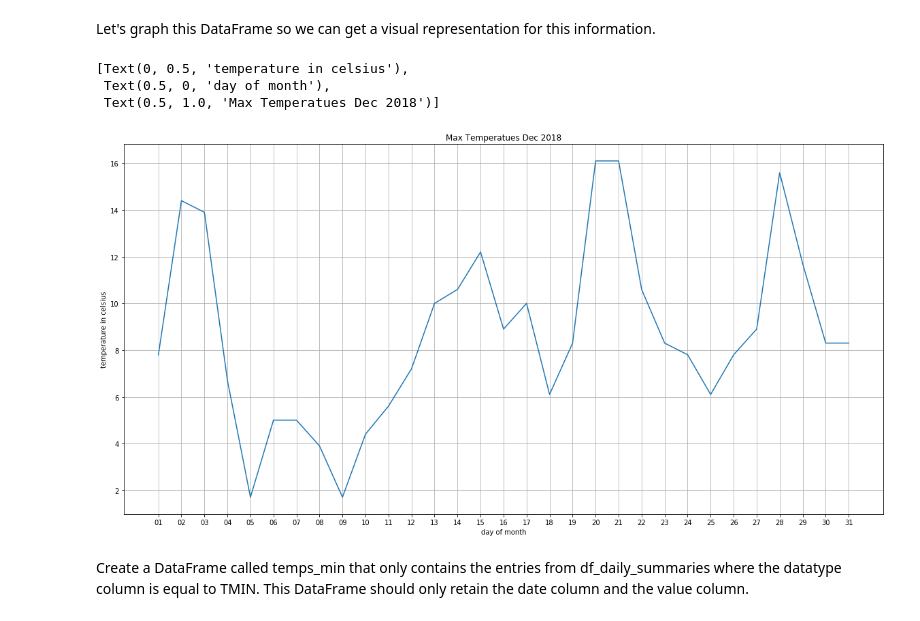
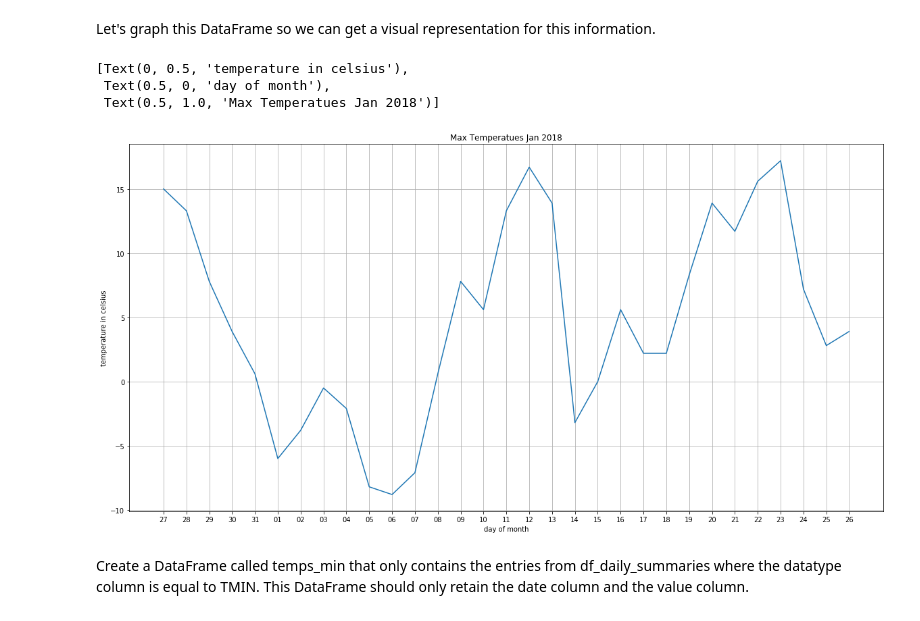
Before and after one commit to AmitSamra/DataEngineering.Labs.NOAADailySummaries, a Jupyter notebook: loading_and_graphing_daily_summaries.ipynb, the cells around one changed output. Cells and saved outputs as stored; diff of their text form; code cells hidden in the pictures.

```diff
--- a/loading_and_graphing_daily_summaries.ipynb
+++ b/loading_and_graphing_daily_summaries.ipynb
@@ -52,5 +50,8 @@ temps_max = pd.DataFrame()
+# %%
+temps_max = df_daily_summaries[(df_daily_summaries['datatype'] == 'TMAX')]
+temps_max = temps_max[['date','datatype','value']]
 # %%
-temps_max = df_daily_summaries[['date','datatype','value']]
+temps_max = temps_max[['date','datatype','value']]
 # %%
 temps_max
 # %% [output]
@@ -92,7 +75,6 @@ temps_max2
 # %%
-temps_max2.drop('datatype', axis = 1, inplace = True)
+temps_max.drop('datatype', axis = 1, inplace = True)
 # %%
-temps_max = temps_max2
 temps_max
 # %% [output]
 |  | date | value |
@@ -132,13 +126,13 @@ y = temps_max['value'] / 10
 # %%
 fig, ax = plt.subplots()
 fig.set_size_inches(20, 10)
 ax.plot(x, y)
 ax.grid()
-ax.set(xlabel='day of month', ylabel='temperature in celsius', title='Max Temperatues Dec 2018')
+ax.set(xlabel='day of month', ylabel='temperature in celsius', title='Max Temperatues Jan 2018')
 # %% [output]
 [Text(0, 0.5, 'temperature in celsius'),
  Text(0.5, 0, 'day of month'),
- Text(0.5, 1.0, 'Max Temperatues Dec 2018')]
+ Text(0.5, 1.0, 'Max Temperatues Jan 2018')]
-[figure, old version]
+[figure, new version]
 # %% [markdown]
 Create a DataFrame called temps_min that only contains the entries from df_daily_summaries where the datatype column is equal to TMIN. This DataFrame should only retain the date column and the value column.
```
Also changed, not shown: parts of 15 cells of this notebook, 4 other files.
